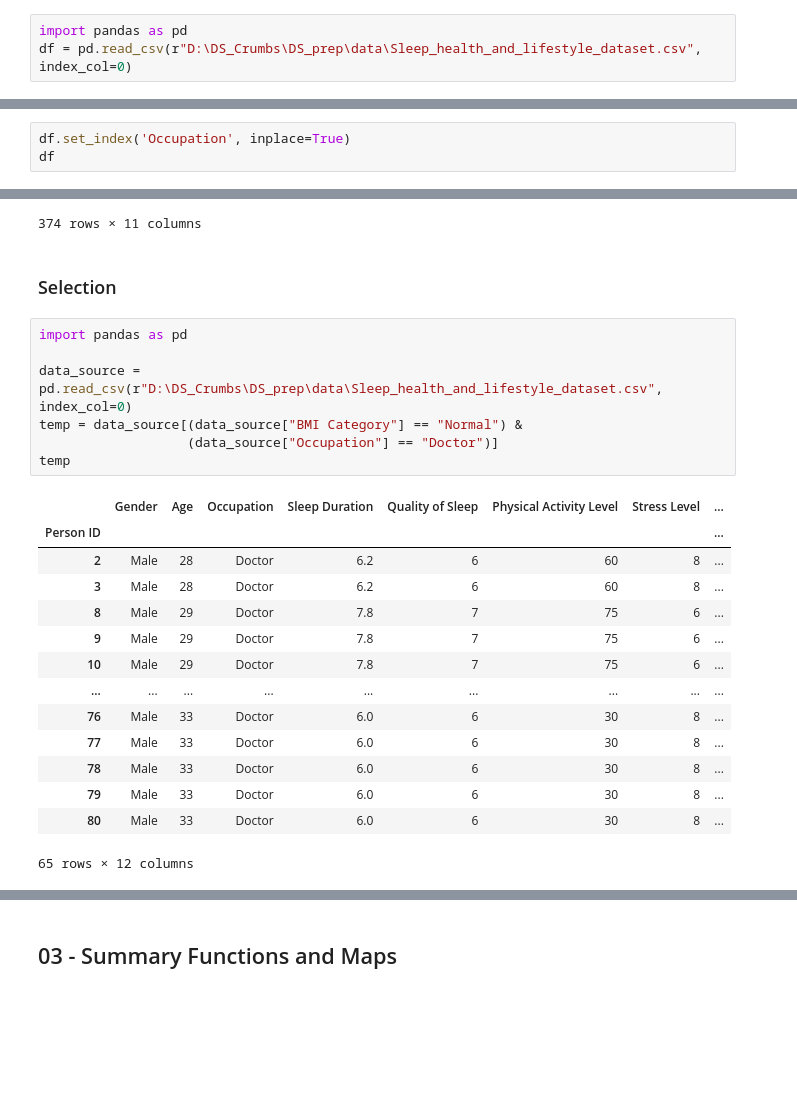
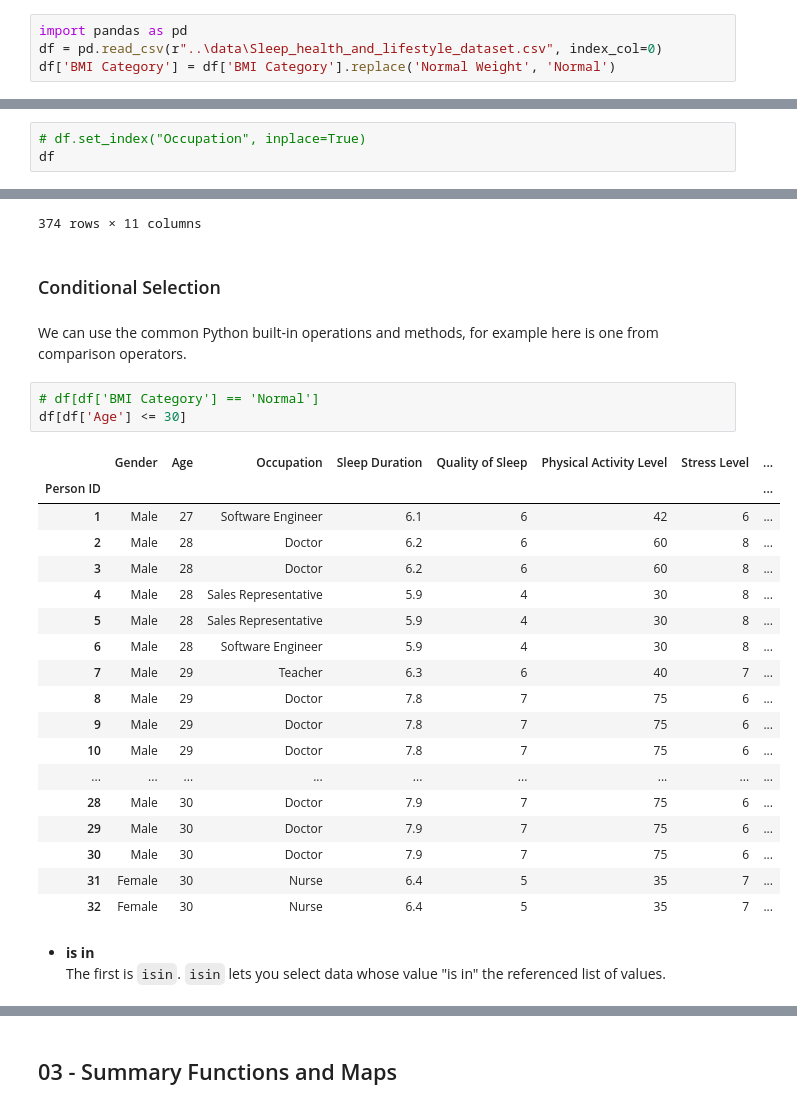
Before and after one commit to r-aath/DS_prep, a Jupyter notebook: py_notebooks/panda.ipynb, the cells around one changed output, grey strips where cells are left out. Cells and saved outputs as stored; diff of their text form; blank space fills up the shorter version.

```diff
--- a/py_notebooks/panda.ipynb
+++ b/py_notebooks/panda.ipynb
@@ -54,7 +55,8 @@ df
 ## 02 - Indexing, Selecting & Assigning
 # %%
 import pandas as pd
-df = pd.read_csv(r"D:\DS_Crumbs\DS_prep\data\Sleep_health_and_lifestyle_dataset.csv", index_col=0)
+df = pd.read_csv(r"..\data\Sleep_health_and_lifestyle_dataset.csv", index_col=0)
+df['BMI Category'] = df['BMI Category'].replace('Normal Weight', 'Normal')
 # %% [markdown]
 ### Indexing
 
@@ -107,5 +110,5 @@ Label-based selection derives its power from the labels in the index. Critically
 # %%
-df.set_index('Occupation', inplace=True)
+# df.set_index("Occupation", inplace=True)
 df
 # %% [output]
 |  | Gender | Age | Sleep Duration | Quality of Sleep | Physical Activity Level | Stress Level | ... |
@@ -123,27 +126,32 @@ df
 | Nurse | Female | 59 | 8.1 | 9 | 75 | 3 | ... |
 374 rows × 11 columns
 # %% [markdown]
-### Selection
+### Conditional Selection
+# %% [markdown]
+We can use the common Python built-in operations and methods, for example here is one from comparison operators.
 # %%
-import pandas as pd
-
-data_source = pd.read_csv(r"D:\DS_Crumbs\DS_prep\data\Sleep_health_and_lifestyle_dataset.csv", index_col=0)
-temp = data_source[(data_source["BMI Category"] == "Normal") &
-                   (data_source["Occupation"] == "Doctor")]
-temp
+# df[df['BMI Category'] == 'Normal']
+df[df['Age'] <= 30]
 # %% [output]
 |  | Gender | Age | Occupation | Sleep Duration | Quality of Sleep | Physical Activity Level | Stress Level | ... |
 | Person ID |  |  |  |  |  |  |  | ... |
+| 1 | Male | 27 | Software Engineer | 6.1 | 6 | 42 | 6 | ... |
 | 2 | Male | 28 | Doctor | 6.2 | 6 | 60 | 8 | ... |
 | 3 | Male | 28 | Doctor | 6.2 | 6 | 60 | 8 | ... |
+| 4 | Male | 28 | Sales Representative | 5.9 | 4 | 30 | 8 | ... |
+| 5 | Male | 28 | Sales Representative | 5.9 | 4 | 30 | 8 | ... |
+| 6 | Male | 28 | Software Engineer | 5.9 | 4 | 30 | 8 | ... |
+| 7 | Male | 29 | Teacher | 6.3 | 6 | 40 | 7 | ... |
 | 8 | Male | 29 | Doctor | 7.8 | 7 | 75 | 6 | ... |
 | 9 | Male | 29 | Doctor | 7.8 | 7 | 75 | 6 | ... |
 | 10 | Male | 29 | Doctor | 7.8 | 7 | 75 | 6 | ... |
 | ... | ... | ... | ... | ... | ... | ... | ... | ... |
-| 76 | Male | 33 | Doctor | 6.0 | 6 | 30 | 8 | ... |
-| 77 | Male | 33 | Doctor | 6.0 | 6 | 30 | 8 | ... |
-| 78 | Male | 33 | Doctor | 6.0 | 6 | 30 | 8 | ... |
-| 79 | Male | 33 | Doctor | 6.0 | 6 | 30 | 8 | ... |
-| 80 | Male | 33 | Doctor | 6.0 | 6 | 30 | 8 | ... |
+| 28 | Male | 30 | Doctor | 7.9 | 7 | 75 | 6 | ... |
+| 29 | Male | 30 | Doctor | 7.9 | 7 | 75 | 6 | ... |
+| 30 | Male | 30 | Doctor | 7.9 | 7 | 75 | 6 | ... |
+| 31 | Female | 30 | Nurse | 6.4 | 5 | 35 | 7 | ... |
+| 32 | Female | 30 | Nurse | 6.4 | 5 | 35 | 7 | ... |
-65 rows × 12 columns
+# %% [markdown]
+- **is in** \
+The first is `isin`. `isin` lets you select data whose value "is in" the referenced list of values.
 # %%
```
Also changed, not shown: parts of 24 cells of this notebook.
